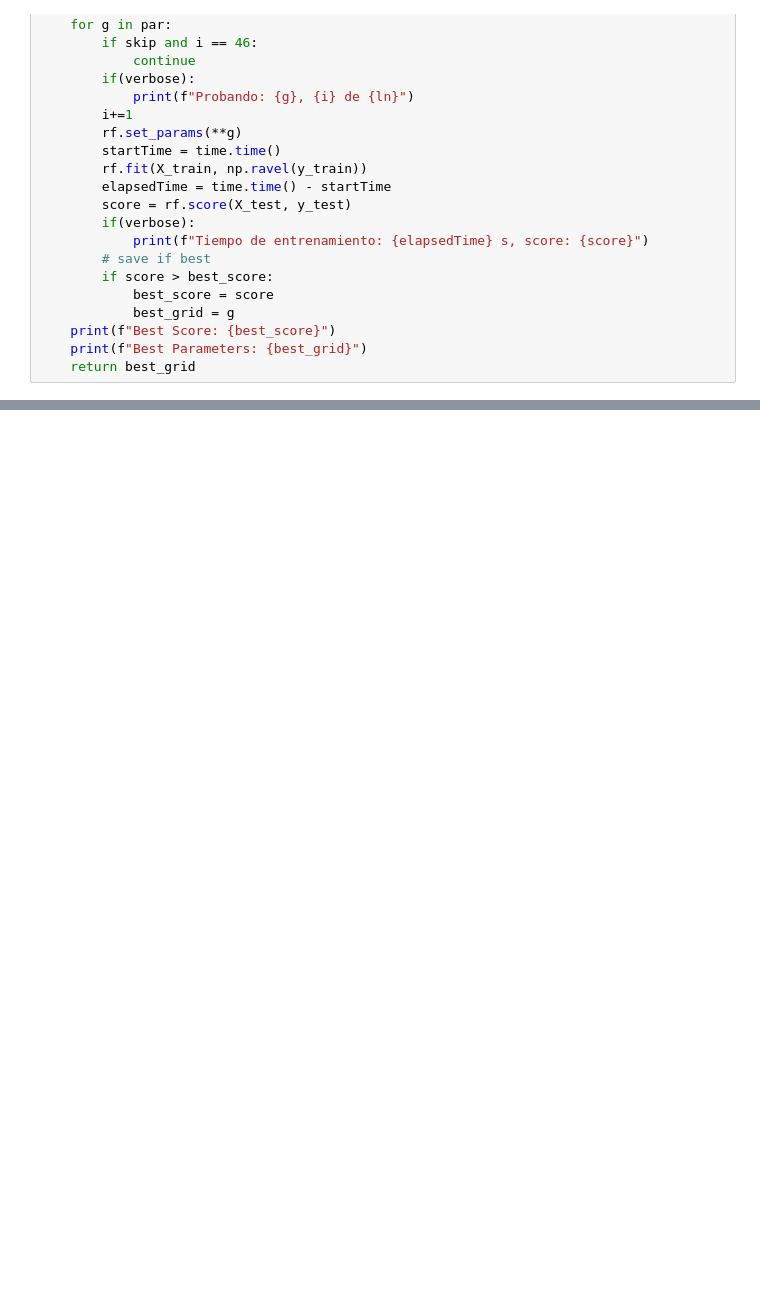
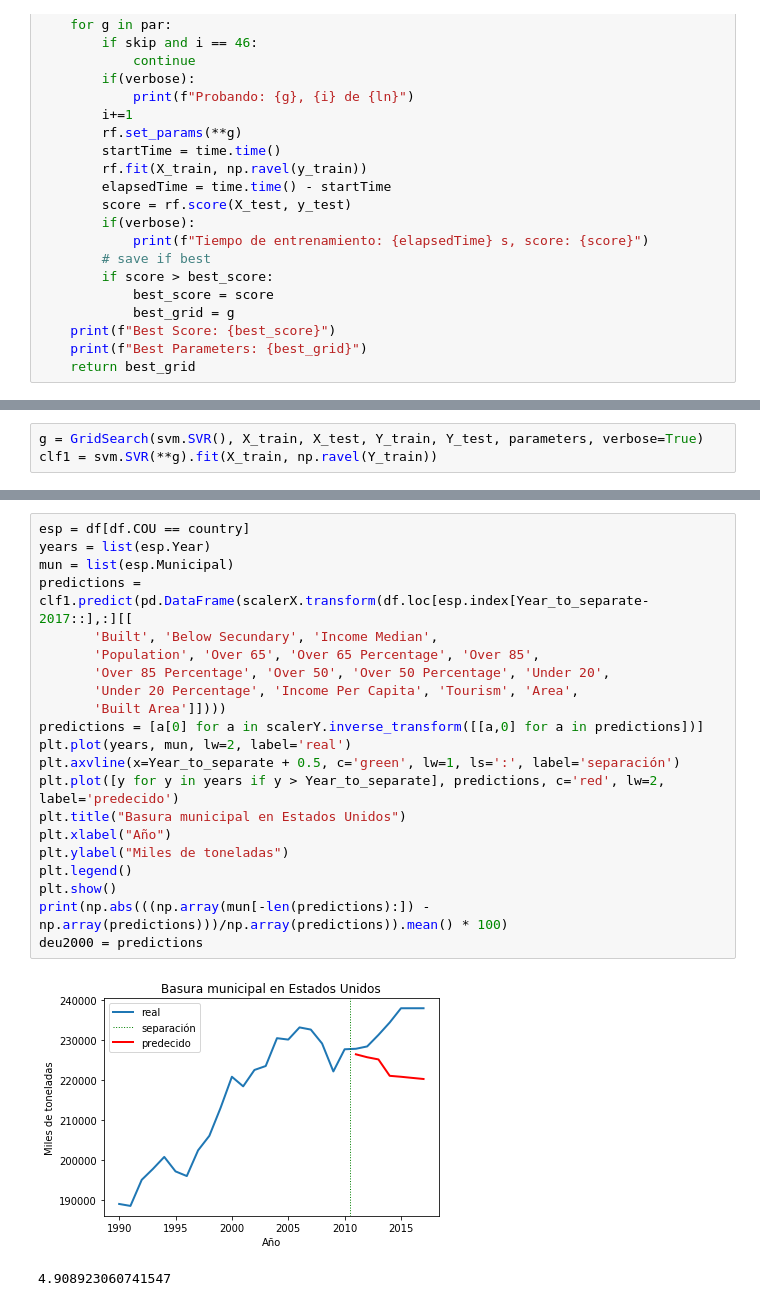
Before and after one commit to OscarGB/TFGInf, a Jupyter notebook: Sol un pais.ipynb, the cells around one changed output, grey strips where cells are left out. Saved outputs shown, nothing was run; the diff lists cells and outputs as text; blank space fills up the shorter version.

```diff
--- a/Sol un pais.ipynb
+++ b/Sol un pais.ipynb
@@ -130,0 +145,3 @@ deu2000 = predictions
+# %%
+g = GridSearch(svm.SVR(), X_train, X_test, Y_train, Y_test, parameters, verbose=True)
+clf1 = svm.SVR(**g).fit(X_train, np.ravel(Y_train))
@@ -130,0 +166,24 @@ deu2000 = predictions
+# %%
+esp = df[df.COU == country]
+years = list(esp.Year)
+mun = list(esp.Municipal)
+predictions = clf1.predict(pd.DataFrame(scalerX.transform(df.loc[esp.index[Year_to_separate-2017::],:][[
+       'Built', 'Below Secundary', 'Income Median',
+       'Population', 'Over 65', 'Over 65 Percentage', 'Over 85',
+       'Over 85 Percentage', 'Over 50', 'Over 50 Percentage', 'Under 20',
+       'Under 20 Percentage', 'Income Per Capita', 'Tourism', 'Area',
+       'Built Area']])))
+predictions = [a[0] for a in scalerY.inverse_transform([[a,0] for a in predictions])]
+plt.plot(years, mun, lw=2, label='real')
+plt.axvline(x=Year_to_separate + 0.5, c='green', lw=1, ls=':', label='separación')
+plt.plot([y for y in years if y > Year_to_separate], predictions, c='red', lw=2, label='predecido')
+plt.title("Basura municipal en Estados Unidos")
+plt.xlabel("Año")
+plt.ylabel("Miles de toneladas")
+plt.legend()
+plt.show()
+print(np.abs(((np.array(mun[-len(predictions):]) - np.array(predictions)))/np.array(predictions)).mean() * 100)
+deu2000 = predictions
+# %% [output]
+[figure, added]
+4.908923060741547
```
Also changed, not shown: parts of 7 cells of this notebook, 3 other files.
